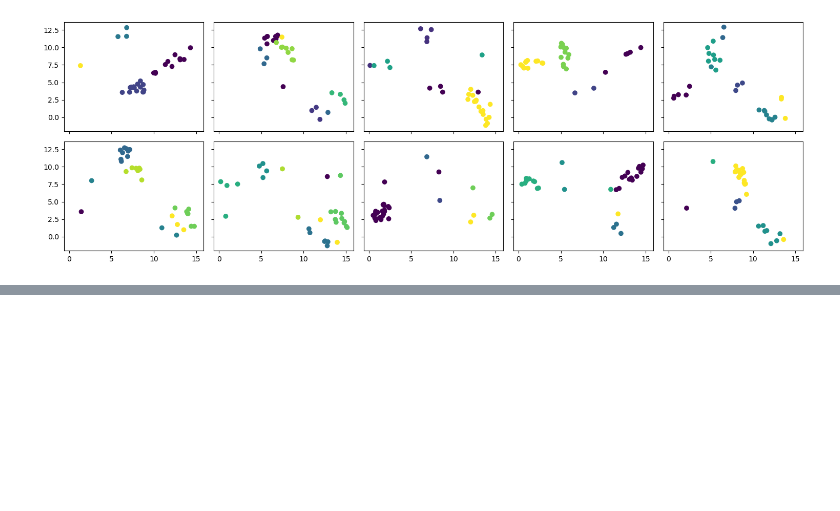
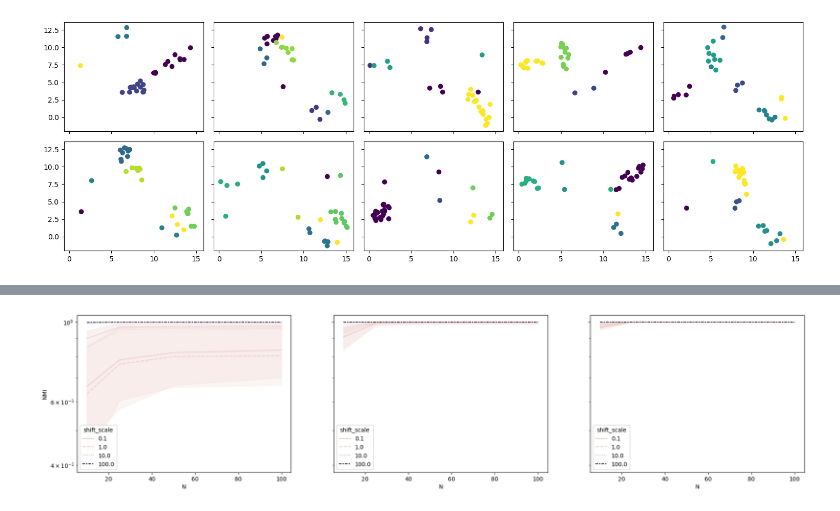
Before and after one commit to shamPJ/KL-GTVmin-GMM, a Jupyter notebook: src/Untitled.ipynb, the cells around one changed output, grey strips where cells are left out. Cells and saved outputs as stored; diff of their text form; code cells hidden in the pictures; blank space fills up the shorter version.

```diff
--- a/src/Untitled.ipynb
+++ b/src/Untitled.ipynb
@@ -705,3 +705,29 @@ plt.tight_layout()
 plt.show()
 # %% [output]
 [figure]
+# %%
+import os
+import json
+import pandas as pd
+
+path_to_json = "outputs/means_shift/distrGTVMinKL/"
+
+json_files = [pos_json for pos_json in os.listdir(path_to_json) if pos_json.endswith('.json')]
+df_list = []
+for f in json_files:
+    with open(path_to_json+f) as json_data:
+        data = json.load(json_data)
+        json_data.close()
+
+        rows = []
+        rows.append({
+            'D': data['config']['D'],
+            'N': data['config']['N'],
+            'shift_scale': data['config']['shift_scale'],
+            'NMI': data['NMI'],
+            'AMI': data['AMI']
+        })
+
+    df_list.append(pd.DataFrame(rows))
+
+df = pd.concat(df_list, ignore_index=True)
@@ -707,0 +750,16 @@ plt.show()
+# %%
+import seaborn as sns
+import matplotlib.pyplot as plt
+
+D_list = [2, 5, 10]
+
+fig, axes = plt.subplots(1, 3, figsize=(23, 5), sharey=True)
+
+for i in range(len(D_list)):
+    data = df[df['D'] == D_list[i]]
+    # sns.lineplot(data = df_final, ax = axes[i], x = each, y = 'TransformedWage', ci = None, color = 'g')
+    axes[i].set(yscale="log")
+    sns.lineplot(data=data, ax = axes[i], x="N", y="NMI", hue="shift_scale", style="shift_scale")
+plt.show()
+# %% [output]
+[figure, added]
```
Also changed, not shown: parts of 3 cells of this notebook, 1 other file.
